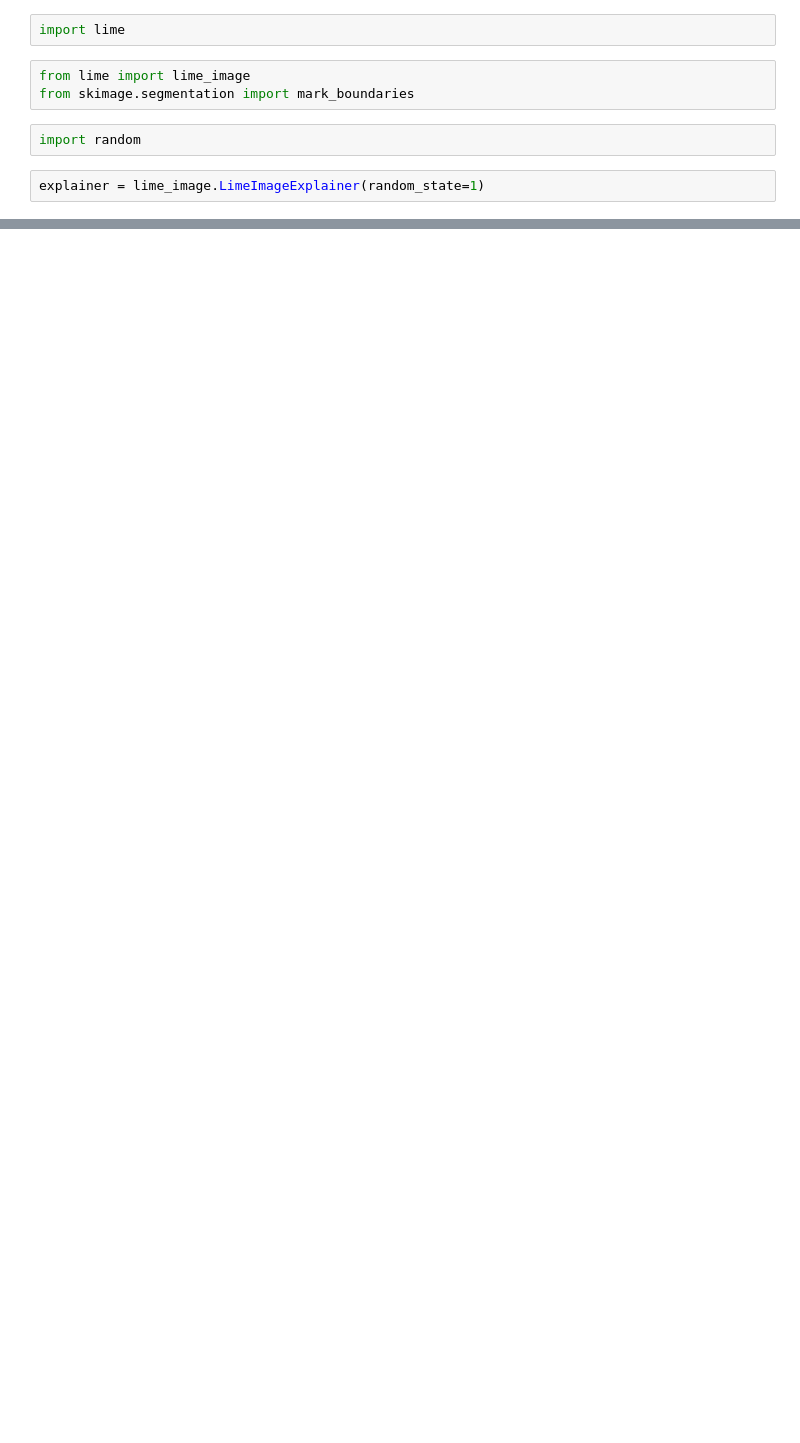
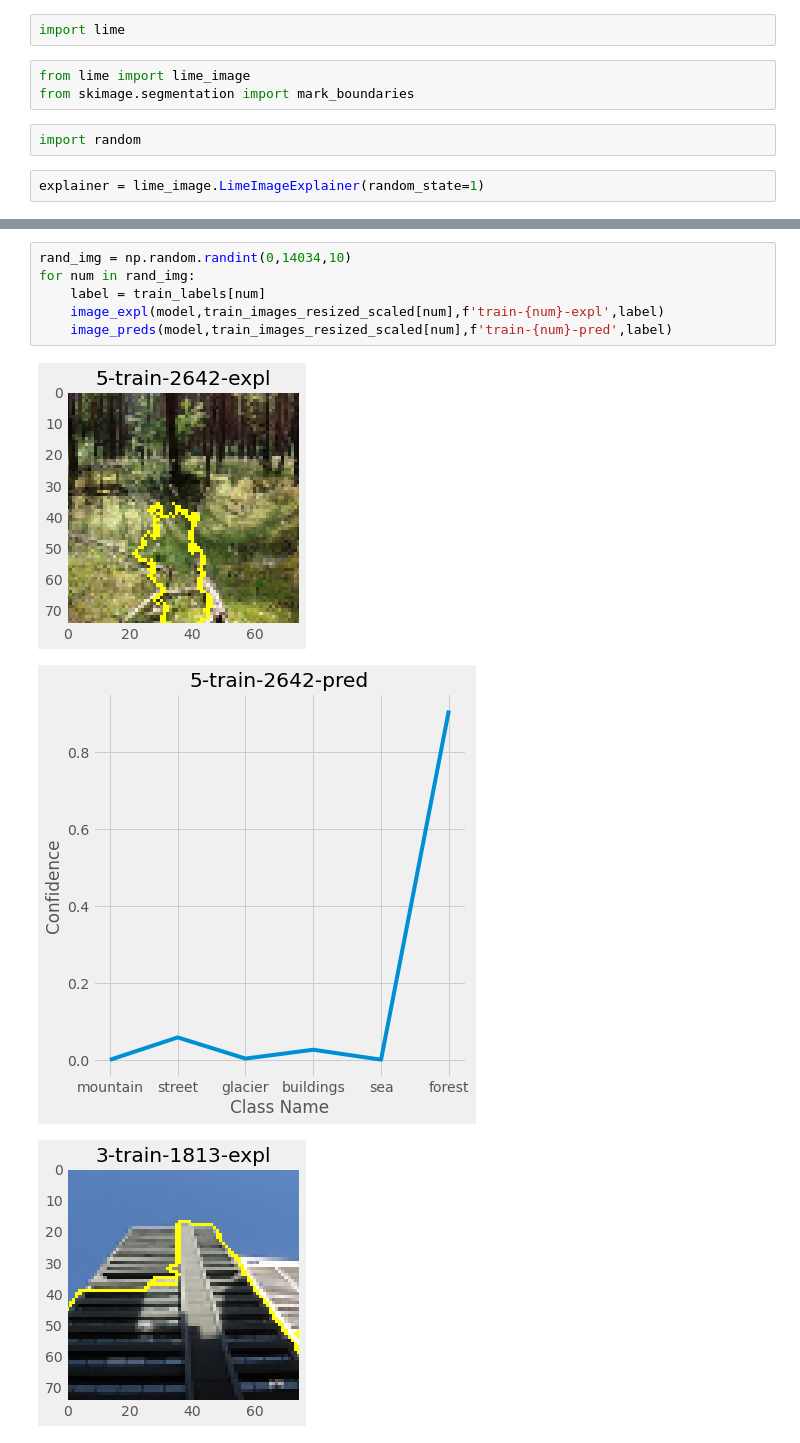
Before and after one commit to Joshua-Hill-Science/Landscapes, a Jupyter notebook: notebooks/exploratory/Warren/Lime.ipynb, the cells around one changed output, grey strips where cells are left out. Drawn from its saved outputs; the diff is of its cells as text; blank space fills up the shorter version.

```diff
--- a/notebooks/exploratory/Warren/Lime.ipynb
+++ b/notebooks/exploratory/Warren/Lime.ipynb
@@ -251,0 +263,10 @@ image_preds(model,train_images_resized_scaled[1500],'train-1500')
+# %%
+rand_img = np.random.randint(0,14034,10)
+for num in rand_img:
+    label = train_labels[num]
+    image_expl(model,train_images_resized_scaled[num],f'train-{num}-expl',label)
+    image_preds(model,train_images_resized_scaled[num],f'train-{num}-pred',label)
+# %% [output]
+[figure, added]
+[figure, added]
+[figure, added]
```
Also changed, not shown: parts of 11 cells of this notebook, 46 other files.
